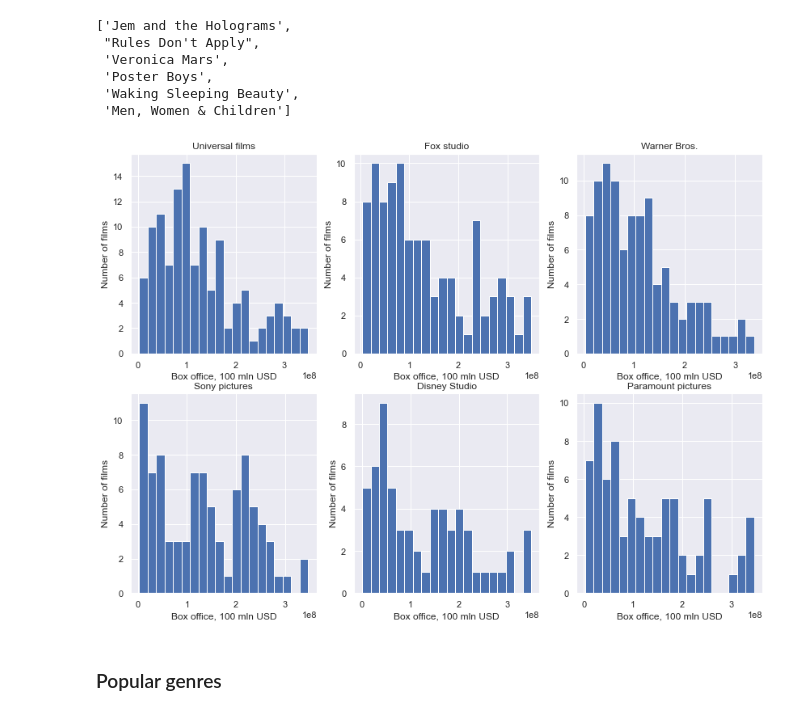
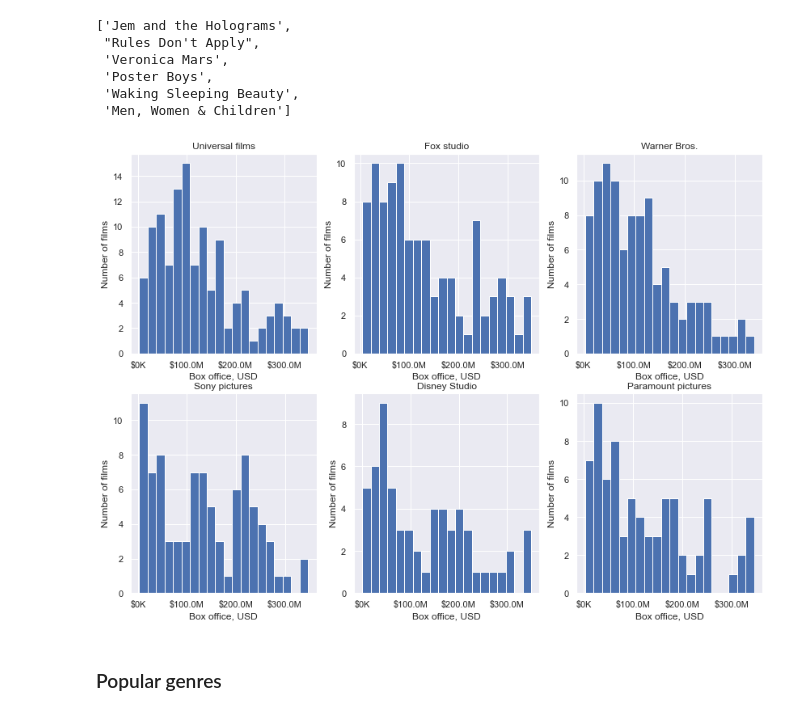
Before and after one commit to 314ka4y/Exploratory_Data_Analysis_project-Movies., a Jupyter notebook: student.ipynb, the cells around one changed output. Saved outputs shown, nothing was run; the diff lists cells and outputs as text; code cells hidden in the pictures.

```diff
--- a/student.ipynb
+++ b/student.ipynb
@@ -254,7 +254,15 @@ From Box Office Mojo database we can drop off 1350 movies (from 3359) that has d
 
 Probable reason: These were small local films that were not shown internatilonally and they are not our focus group.
 # %%
-
+def currency(x, pos):
+    """The two args are the value and tick position"""
+    if x >= 1e9:
+        s = '${:1.1f}B'.format(x*1e-9)
+    elif x >= 1e6:
+        s = '${:1.1f}M'.format(x*1e-6)
+    else:
+        s = '${:1.0f}K'.format(x*1e-3)
+    return s
 
 # Let's see the histogram of films interntaional revenue distribution
 fig, ax = plt.subplots(figsize = (10,5) )
@@ -264,7 +272,7 @@ ax.set_xlabel("Movie international revenue, 100 of mln USD")
 ax.set_ylabel("Number of movies")
 ax.set_xticks(range(0,1000000000,100000000))
 ax.set_xlim(0, 1000000000)
-
+ax.xaxis.set_major_formatter(currency)
 plt.show()
 
 
@@ -276,6 +284,7 @@ ax.set_xlabel("Movies domestic revenue, 100 of mln USD")
 ax.set_ylabel("Number of movies")
 ax.set_xticks(range(0,500000000,50000000))
 ax.set_xlim(0, 500000000)
+ax.xaxis.set_major_formatter(currency)
 
 plt.show()
 
@@ -548,8 +562,9 @@ for num in list(range(0,6)):
     column = num%3
     ax[row][column].hist(list_studio[num]["worldwide"].values, bins=20)
     ax[row][column].set_title(list_studio_names[num])
-    ax[row][column].set_xlabel("Box office , 1 000 mln USD")
+    ax[row][column].set_xlabel("Box office , mln USD")
     ax[row][column].set_ylabel("Number of films")
+    ax[row][column].xaxis.set_major_formatter(currency)
 
 
 fig.savefig("./Output/Studios_box.png")
@@ -610,16 +625,17 @@ worst_films
 # %%
 fig, ax = plt.subplots(2, 3, figsize = (14,10), squeeze = True)
 for num in list(range(0,6)):
     row = num//3
     column = num%3
     ax[row][column].hist(list_studio[num]["worldwide"][list_studio[num]["worldwide"] < 350000000].values, bins=20)
     ax[row][column].set_title(list_studio_names[num])
-    ax[row][column].set_xlabel("Box office, 100 mln USD")
+    ax[row][column].set_xlabel("Box office, USD")
     ax[row][column].set_ylabel("Number of films")
+    ax[row][column].xaxis.set_major_formatter(currency)
 
 fig.savefig("./Output/Cost-rev_scatter_close.png")
 # %% [output]
-[figure, old version]
+[figure, new version]
 # %% [markdown]
 ### Popular genres
 # %%
```
Also changed, not shown: parts of 7 cells of this notebook, 6 other files.
